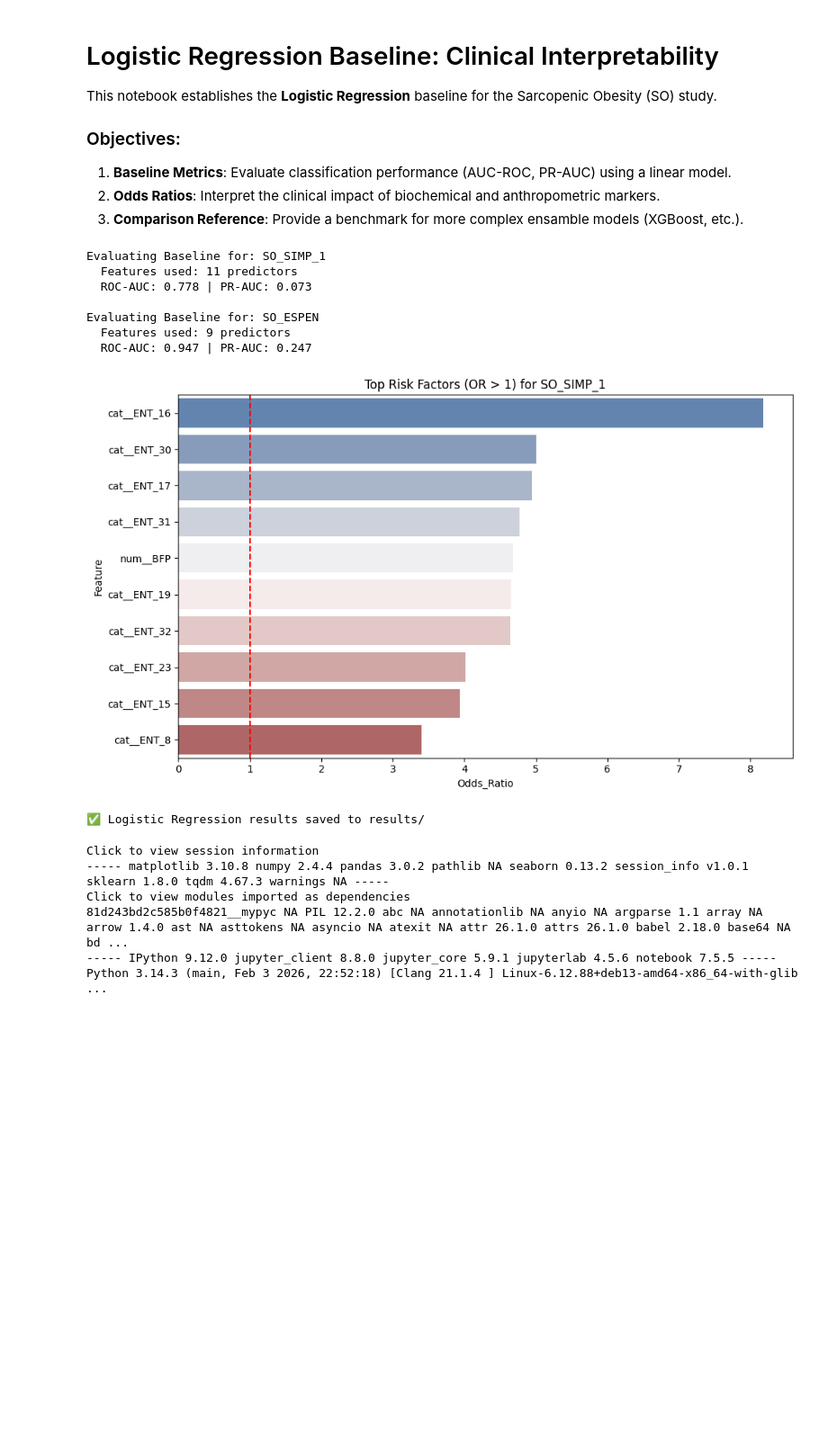
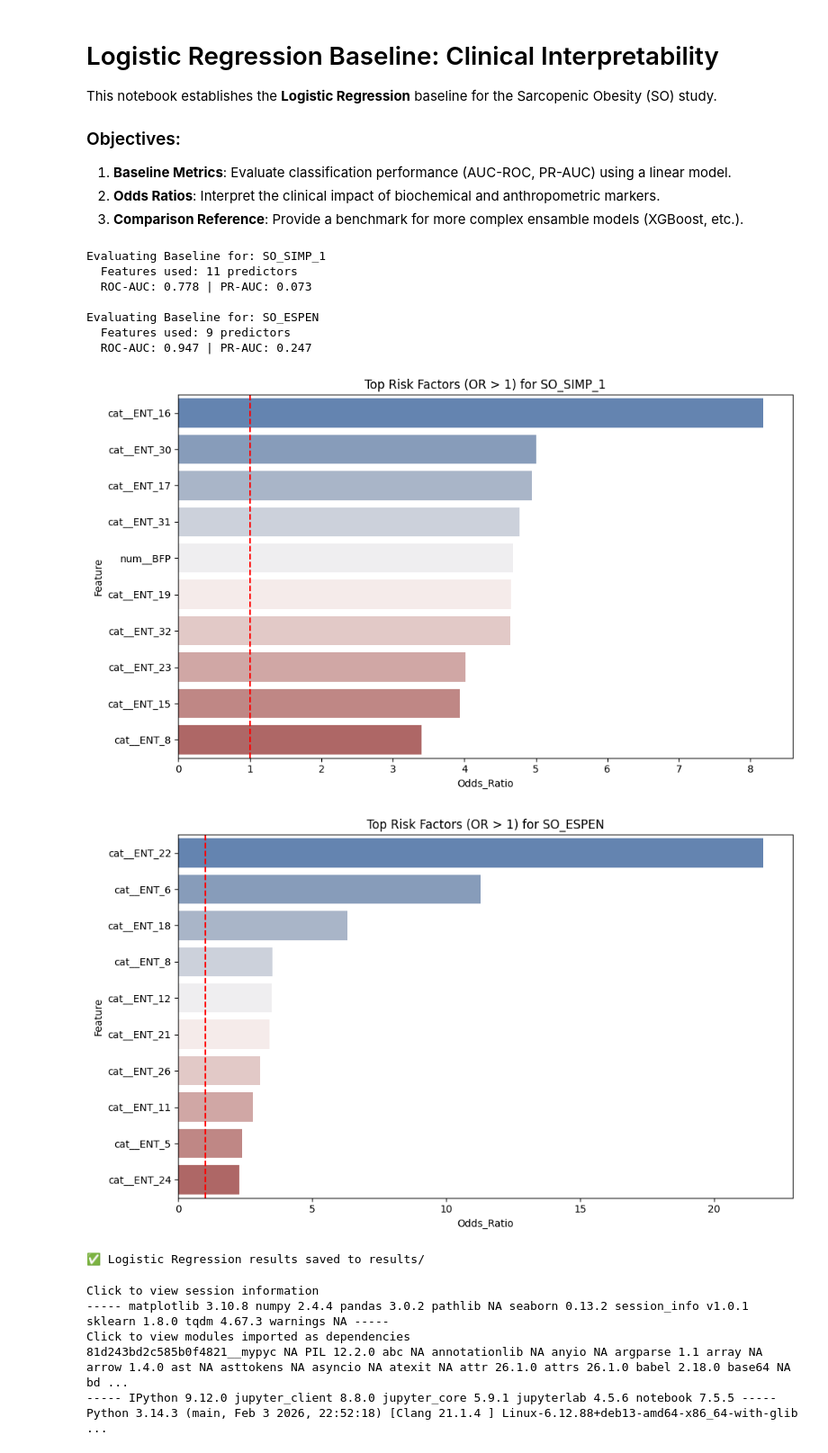
Before and after one commit to edgar-ramirez-uabc/papers, a Jupyter notebook: ensanut/2018/supervised/notebooks/3-logistic-regression-baseline.ipynb, the cells around one changed output. Shown at 90% size. Cells and saved outputs as stored; diff of their text form; code cells hidden in the pictures; blank space fills up the shorter version.

Commit message:
fix(ml): generate Odds Ratio plots for all targets dynamically instead of hardcoding the first one

```diff
--- a/ensanut/2018/supervised/notebooks/3-logistic-regression-baseline.ipynb
+++ b/ensanut/2018/supervised/notebooks/3-logistic-regression-baseline.ipynb
@@ -171,38 +171,40 @@ for target in targets:
 
     lr_pipe.fit(X_train, y_train)
 
     # Evaluation
     f_names = lr_pipe.named_steps['prep'].get_feature_names_out()
     metrics, or_df = calculate_metrics_and_or(lr_pipe, X_test, y_test, f_names, target)
 
     print(f"  ROC-AUC: {metrics['ROC_AUC']:.3f} | PR-AUC: {metrics['PR_AUC']:.3f}")
 
     # Save ORs to results
     or_df['Target'] = target
     all_baseline_results.append(or_df)
     or_df.to_csv(RESULTS_DIR / f"logistic_baseline_ORs_{target}.csv", index=False)
 
-# Plotting Top Odds Ratios for a target
-if all_baseline_results:
+# Plotting Top Odds Ratios for all targets
+for idx, result_df in enumerate(all_baseline_results):
+    target_name = targets[idx]
     plt.figure(figsize=(10, 6))
-    top_ors = all_baseline_results[0].head(10)
+    top_ors = result_df.head(10)
     sns.barplot(data=top_ors, x='Odds_Ratio', y='Feature', palette='vlag')
     plt.axvline(x=1, color='red', linestyle='--')
-    plt.title(f"Top Risk Factors (OR > 1) for {targets[0]}")
+    plt.title(f"Top Risk Factors (OR > 1) for {target_name}")
     plt.tight_layout()
-    plt.savefig(RESULTS_DIR / f"logistic_baseline_OR_plot.png")
+    plt.savefig(RESULTS_DIR / f"logistic_baseline_OR_plot_{target_name}.png")
     plt.show()
 
 print(f"\n✅ Logistic Regression results saved to {RESULTS_DIR}/")
 # %% [output]
 Evaluating Baseline for: SO_SIMP_1
   Features used: 11 predictors
   ROC-AUC: 0.778 | PR-AUC: 0.073
 
 Evaluating Baseline for: SO_ESPEN
   Features used: 9 predictors
   ROC-AUC: 0.947 | PR-AUC: 0.247
 [figure]
+[figure, added]
 ✅ Logistic Regression results saved to results/
 # %%
 import session_info
```
Also changed, not shown: 2 other files.
